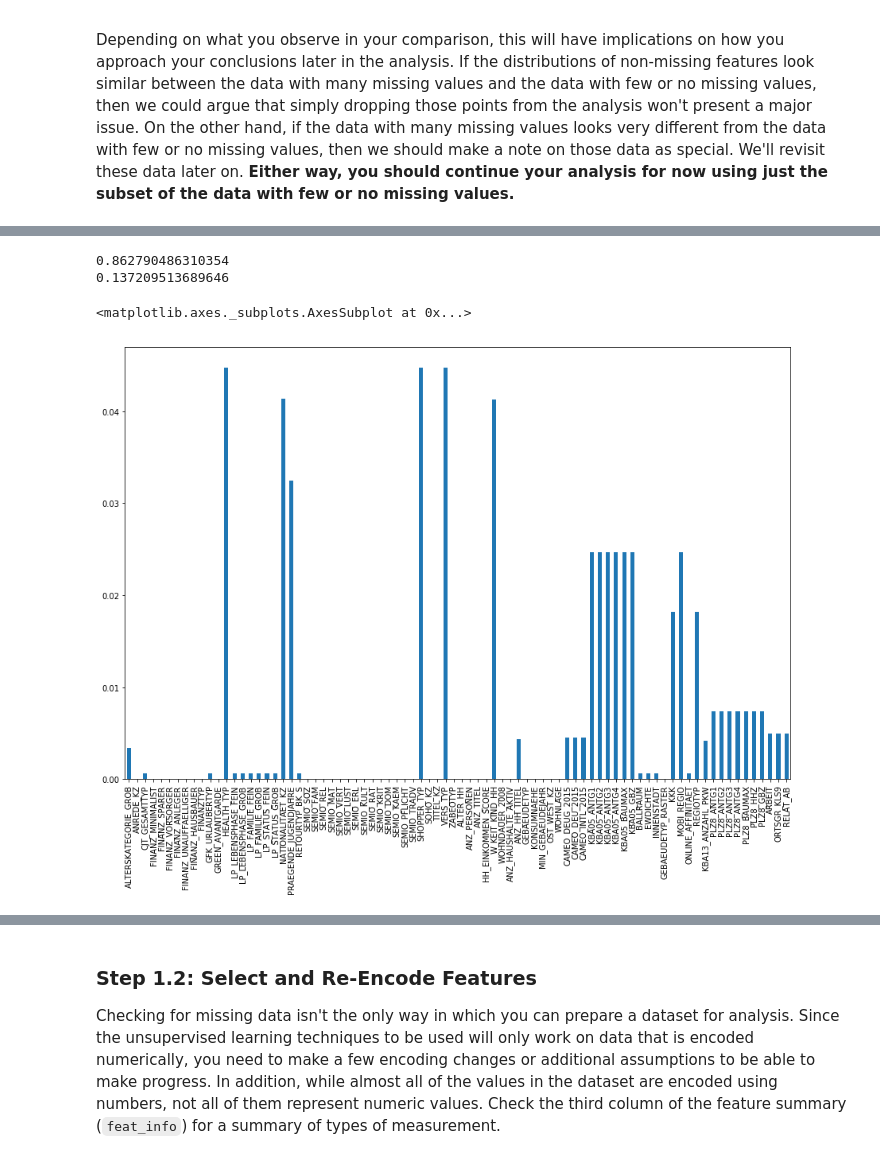
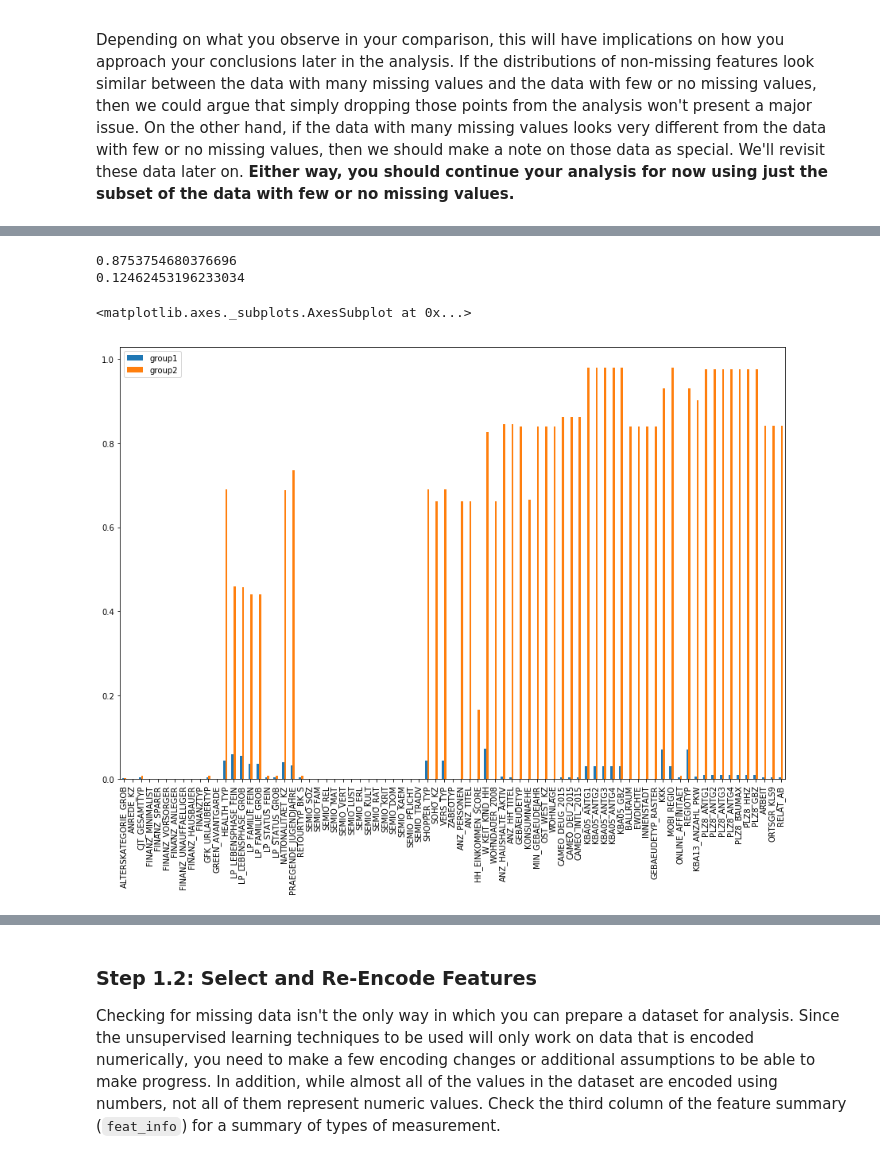
Before and after one commit to aproano2/identify_customer_segments, a Jupyter notebook: Identify_Customer_Segments.ipynb, the cells around one changed output, grey strips where cells are left out. Drawn from its saved outputs; the diff is of its cells as text; code cells hidden in the pictures.

```diff
--- a/Identify_Customer_Segments.ipynb
+++ b/Identify_Customer_Segments.ipynb
@@ -252,0 +165,2 @@ plt.bar(range(50),missing_percentage[:50])
+# %%
+rows_missing = azdias_clean.isnull().sum(axis=1)
@@ -253,21 +172,23 @@ plt.bar(range(50),missing_percentage[:50])
 # %%
 # Write code to divide the data into two subsets based on the number of missing
 # values in each row.
-group1 = rows_missing[rows_missing + rows_missing_2 <= 10].index
-group2 = rows_missing[rows_missing + rows_missing_2 > 10].index
-print(group1.shape[0]/azdias.shape[0])
-print(group2.shape[0]/azdias.shape[0])
+group1 = rows_missing[rows_missing <= 10].index
+group2 = rows_missing[rows_missing > 10].index
+print(group1.shape[0]/azdias_clean.shape[0])
+print(group2.shape[0]/azdias_clean.shape[0])
 # %% [output]
-0.862790486310354
-0.137209513689646
+0.8753754680376696
+0.12462453196233034
 # %%
 # Compare the distribution of values for at least five columns where there are
 # no or few missing values, between the two subsets.
 
-cols_missing_grp1 = azdias_clean.loc[group1].isnull().sum()
-cols_missing_grp2 = azdias_clean.loc[group2].isnull().sum()
+cols_missing_grp1 = azdias_clean.loc[group1].isnull().sum()/azdias_clean.loc[group1].shape[0]
+cols_missing_grp2 = azdias_clean.loc[group2].isnull().sum()/azdias_clean.loc[group2].shape[0]
+# %%
+cols_missing = pd.concat({'group1':cols_missing_grp1, 'group2':cols_missing_grp2}, axis=1)
 # %%
-(cols_missing_grp1 / group1.shape[0]).plot(kind='bar', figsize=(15,10))
+cols_missing.plot(y = ['group1', 'group2'], kind='bar', figsize=(15,10))
 # %% [output]
 <matplotlib.axes._subplots.AxesSubplot at 0x...>
-[figure, old version]
+[figure, new version]
```
Also changed, not shown: parts of 72 cells of this notebook, 1 other file.
